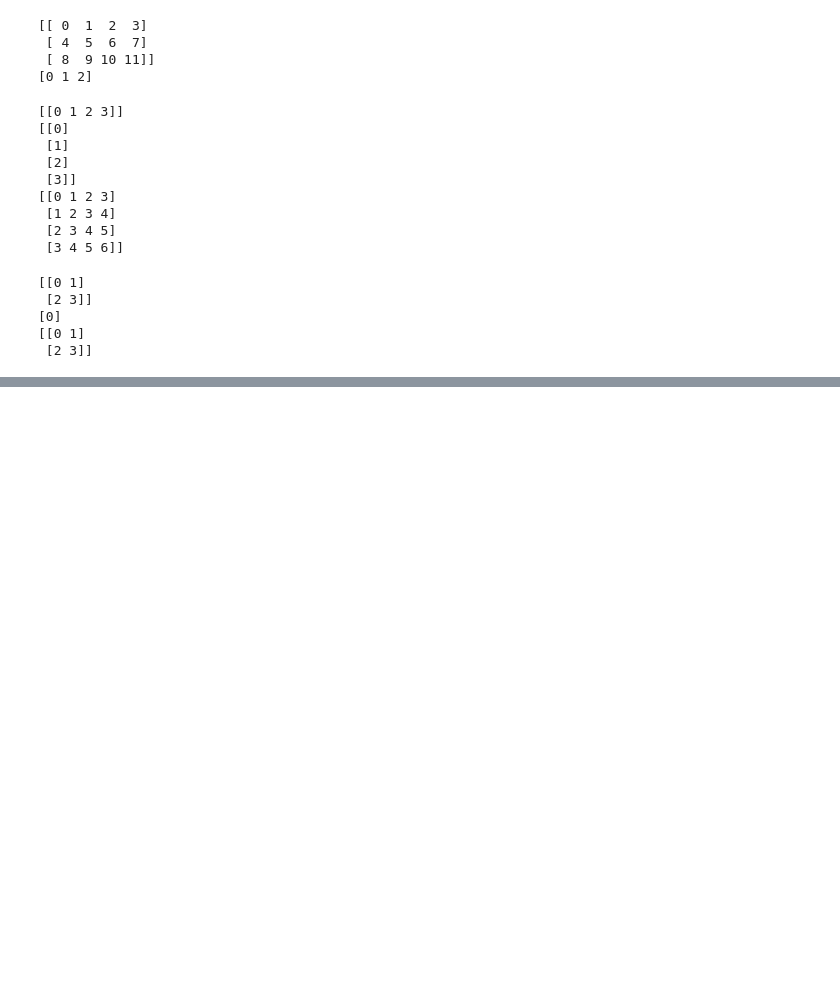
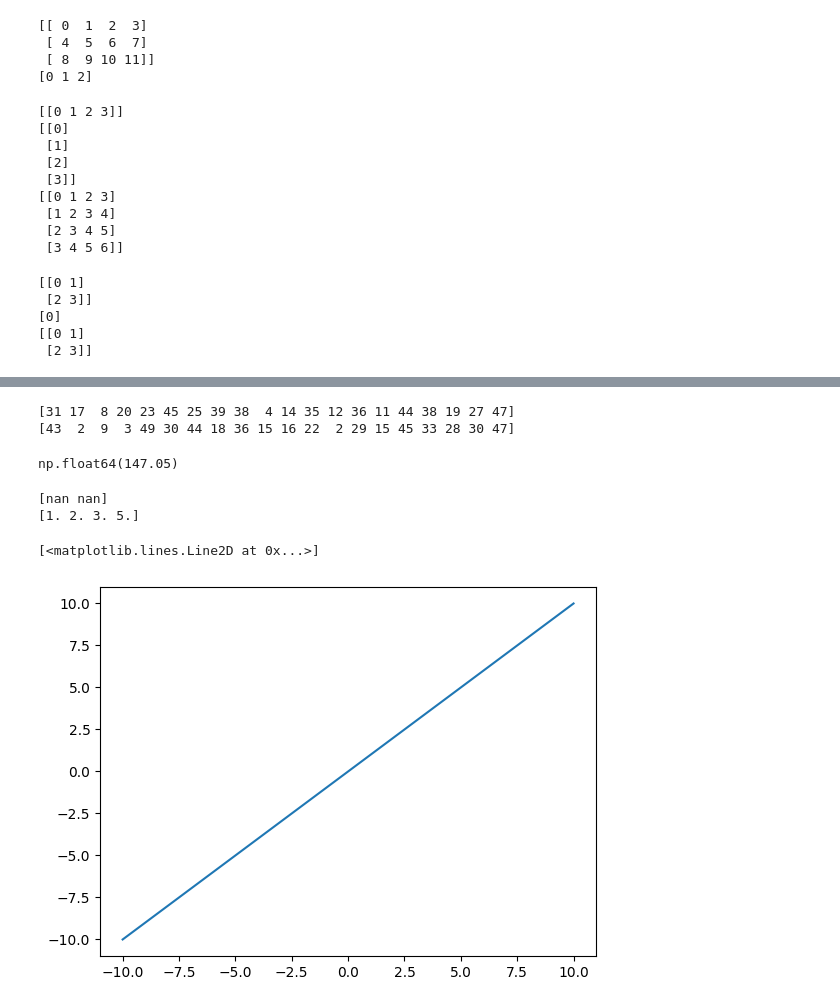
Before and after one commit to Amit-yadav019/python-Git-learning-journey, a Jupyter notebook: numpy_advance.ipynb, the cells around one changed output, grey strips where cells are left out. Saved outputs shown, nothing was run; the diff lists cells and outputs as text; code cells hidden in the pictures; blank space fills up the shorter version.

```diff
--- a/numpy_advance.ipynb
+++ b/numpy_advance.ipynb
@@ -121,0 +150,42 @@ ValueError: operands could not be broadcast together with shapes (5,4) (4,5)
+# %%
+# MEAN SQUARE ERROR(MSE).
+actual = np.random.randint(1,50,20)
+predicted = np.random.randint(1,50,20)
+
+print(actual)
+print(predicted)
+# %% [output]
+[31 17  8 20 23 45 25 39 38  4 14 35 12 36 11 44 38 19 27 47]
+[43  2  9  3 49 30 44 18 36 15 16 22  2 29 15 45 33 28 30 47]
+# %%
+# MEAN SQUARE ERROR(MSE).
+def mse(actual,predicted):
+    return np.mean((actual - predicted)**2)
+mse(actual,predicted)
+# %% [output]
+np.float64(147.05)
+# %%
+# WORKING WITH MISSING VALUES
+# to create a missing values , use np.nan
+a = np.array([1,2,3,np.nan,5,np.nan]) # use np.array to convert into numpy array
+
+
+# to check a missing value we use np.isnan()
+print(a[(np.isnan(a))]) # missing values
+
+print(a[~(np.isnan(a))]) # non missing , i.e. valid number
+# %% [output]
+[nan nan]
+[1. 2. 3. 5.]
+# %%
+# PLOTTING GRAPH
+
+import matplotlib.pyplot as plt
+x = np.linspace(-10,10,99)
+y = x
+
+y
+plt.plot(x,y)
+# %% [output]
+[<matplotlib.lines.Line2D at 0x...>]
+[figure, added]
```
Also changed, not shown: parts of 8 cells of this notebook.
